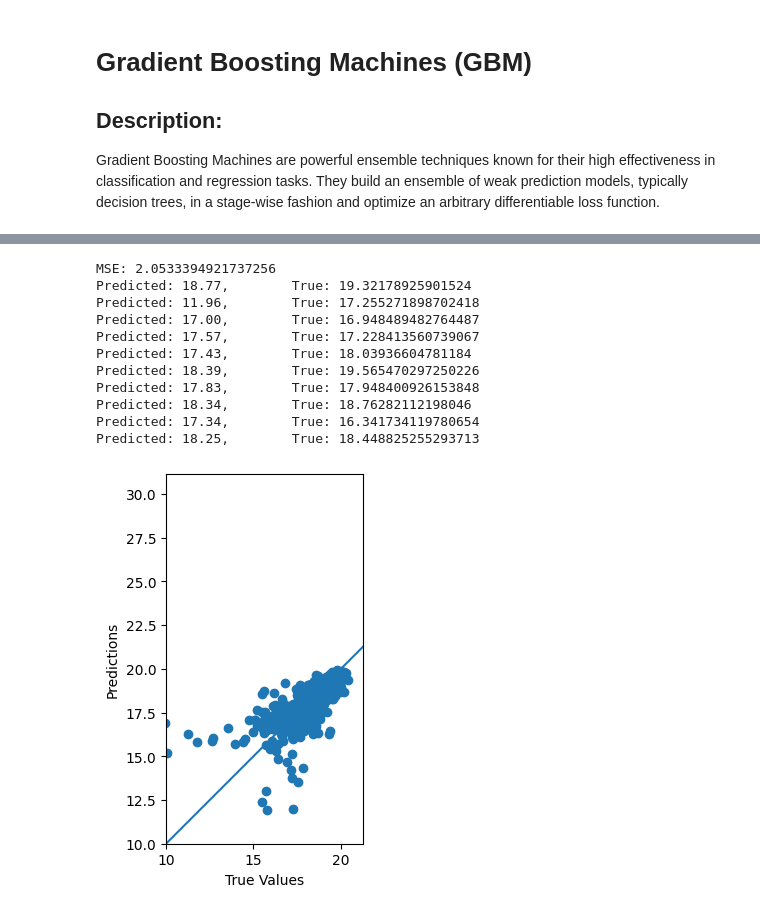
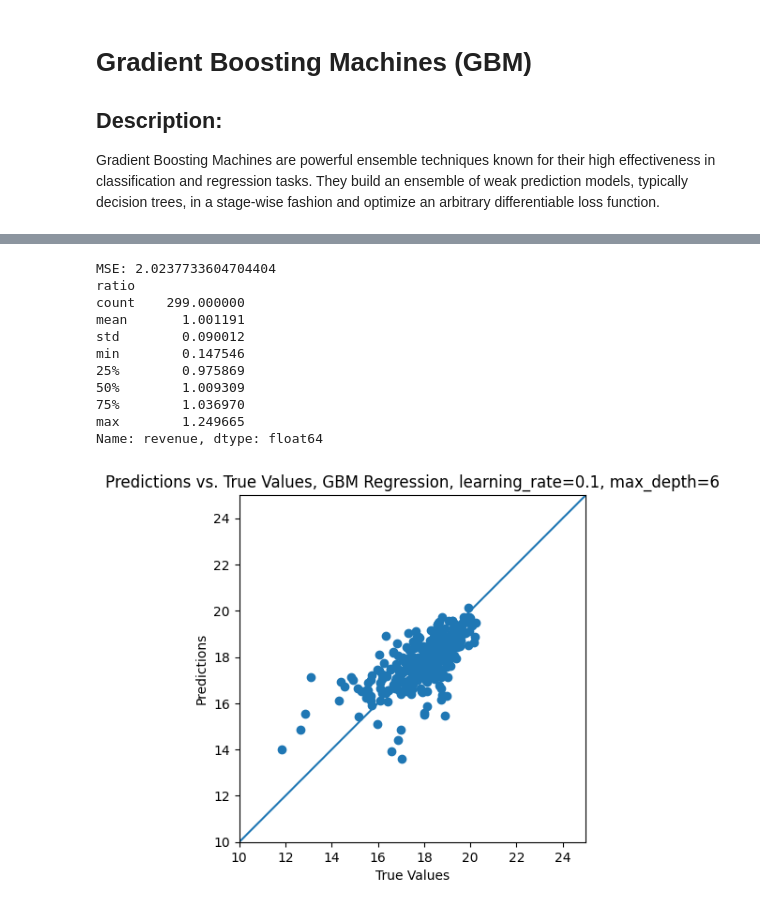
Before and after one commit to ChillinSoul/machineLearning, a Jupyter notebook: models/gbm.ipynb, the cells around one changed output, grey strips where cells are left out. Cells and saved outputs as stored; diff of their text form; code cells hidden in the pictures.

```diff
--- a/models/gbm.ipynb
+++ b/models/gbm.ipynb
@@ -72,37 +72,38 @@ Best n_estimators: 187, RMSE: 1.1677296001062856
 # %%
 X = helper.data_standardizer(X,8)
 X_train, X_test, y_train, y_test = train_test_split(X, y, test_size=0.2, random_state=42)
 
-n = 54
+n = 58
 model = GradientBoostingRegressor(n_estimators=n, learning_rate=0.1, max_depth=6, random_state=42)
 model.fit(X_train, y_train)
 predictions = model.predict(X_test)
 mse = mean_squared_error(y_test, predictions)
 print(f'MSE: {mse}')
 
 plt.scatter(y_test, predictions)
+plt.title('Predictions vs. True Values, GBM Regression, learning_rate=0.1, max_depth=6')
 plt.xlabel('True Values')
 plt.ylabel('Predictions')
 plt.axis('equal')
 plt.axis('square')
-plt.xlim([10,plt.xlim()[1]])
-plt.ylim([10,plt.ylim()[1]])
+plt.xlim([10,25])
+plt.ylim([10,25])
 _ = plt.plot([-100, 100], [-100, 100])
 
 
-for i in range(10):
-    format_float = "{:.2f}".format(predictions[i])
-    print(f'Predicted: {format_float},\t True: {y_test.iloc[i]}\t')
+ratio = y_test / predictions
+print("ratio")
+print(ratio.describe())
 # %% [output]
-MSE: 2.0533394921737256
-Predicted: 18.77,        True: 19.32178925901524
-Predicted: 11.96,        True: 17.255271898702418
-Predicted: 17.00,        True: 16.948489482764487
-Predicted: 17.57,        True: 17.228413560739067
-Predicted: 17.43,        True: 18.03936604781184
-Predicted: 18.39,        True: 19.565470297250226
-Predicted: 17.83,        True: 17.948400926153848
-Predicted: 18.34,        True: 18.76282112198046
-Predicted: 17.34,        True: 16.341734119780654
-Predicted: 18.25,        True: 18.448825255293713
+MSE: 2.0237733604704404
+ratio
+count    299.000000
+mean       1.001191
+std        0.090012
+min        0.147546
+25%        0.975869
+50%        1.009309
+75%        1.036970
+max        1.249665
+Name: revenue, dtype: float64
-[figure, old version]
+[figure, new version]
```
Also changed, not shown: parts of 1 cell of this notebook, 9 other files.
